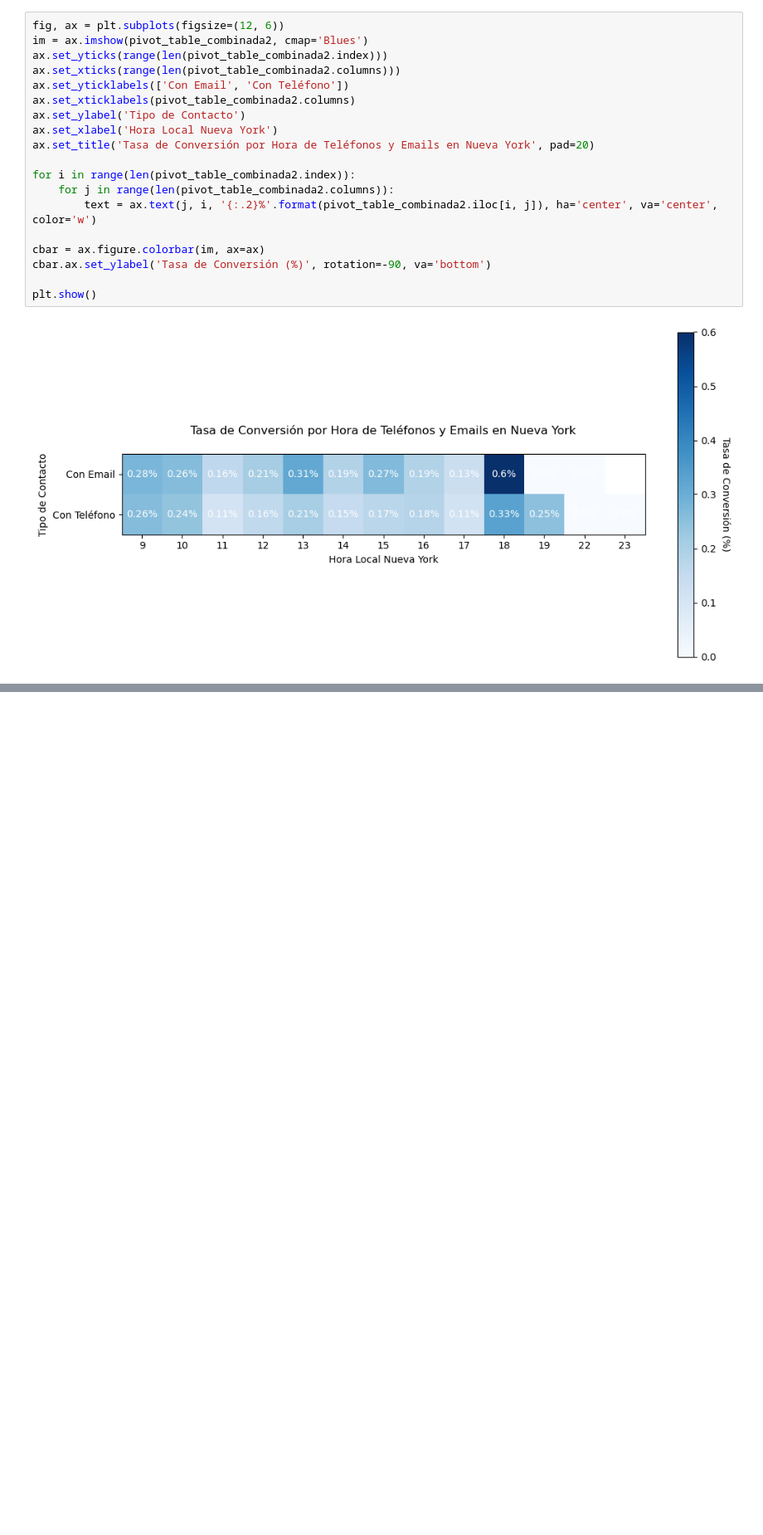
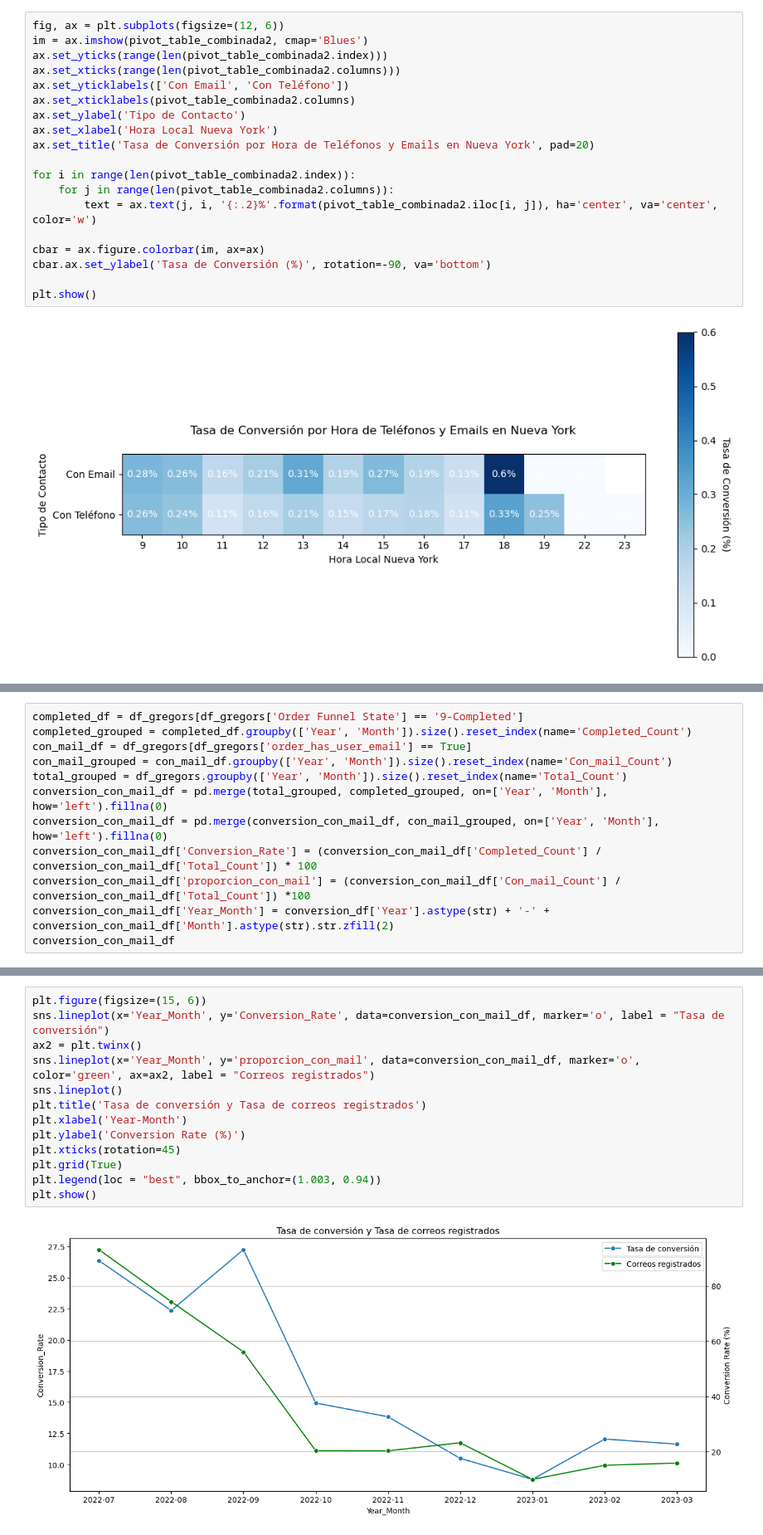
Before and after one commit to lnastri25/POO_UCEMA, a Jupyter notebook: trabajos_practicos/tp_datos/1-gregors/gregors.ipynb, the cells around one changed output, grey strips where cells are left out. Shown at 83% size. Saved outputs shown, nothing was run; the diff lists cells and outputs as text; blank space fills up the shorter version.

```diff
--- a/trabajos_practicos/tp_datos/1-gregors/gregors.ipynb
+++ b/trabajos_practicos/tp_datos/1-gregors/gregors.ipynb
@@ -572,0 +573,12 @@ plt.show()
+# %%
+completed_df = df_gregors[df_gregors['Order Funnel State'] == '9-Completed']
+completed_grouped = completed_df.groupby(['Year', 'Month']).size().reset_index(name='Completed_Count')
+con_mail_df = df_gregors[df_gregors['order_has_user_email'] == True]
+con_mail_grouped = con_mail_df.groupby(['Year', 'Month']).size().reset_index(name='Con_mail_Count')
+total_grouped = df_gregors.groupby(['Year', 'Month']).size().reset_index(name='Total_Count')
+conversion_con_mail_df = pd.merge(total_grouped, completed_grouped, on=['Year', 'Month'], how='left').fillna(0)
+conversion_con_mail_df = pd.merge(conversion_con_mail_df, con_mail_grouped, on=['Year', 'Month'], how='left').fillna(0)
+conversion_con_mail_df['Conversion_Rate'] = (conversion_con_mail_df['Completed_Count'] / conversion_con_mail_df['Total_Count']) * 100
+conversion_con_mail_df['proporcion_con_mail'] = (conversion_con_mail_df['Con_mail_Count'] / conversion_con_mail_df['Total_Count']) *100
+conversion_con_mail_df['Year_Month'] = conversion_df['Year'].astype(str) + '-' + conversion_con_mail_df['Month'].astype(str).str.zfill(2)
+conversion_con_mail_df
@@ -572,0 +596,15 @@ plt.show()
+# %%
+plt.figure(figsize=(15, 6))
+sns.lineplot(x='Year_Month', y='Conversion_Rate', data=conversion_con_mail_df, marker='o', label = "Tasa de conversión")
+ax2 = plt.twinx()
+sns.lineplot(x='Year_Month', y='proporcion_con_mail', data=conversion_con_mail_df, marker='o', color='green', ax=ax2, label = "Correos registrados")
+sns.lineplot()
+plt.title('Tasa de conversión y Tasa de correos registrados')
+plt.xlabel('Year-Month')
+plt.ylabel('Conversion Rate (%)')
+plt.xticks(rotation=45)
+plt.grid(True)
+plt.legend(loc = "best", bbox_to_anchor=(1.003, 0.94))
+plt.show()
+# %% [output]
+[figure, added]
```
Also changed, not shown: parts of 11 cells of this notebook, 2 other files.
